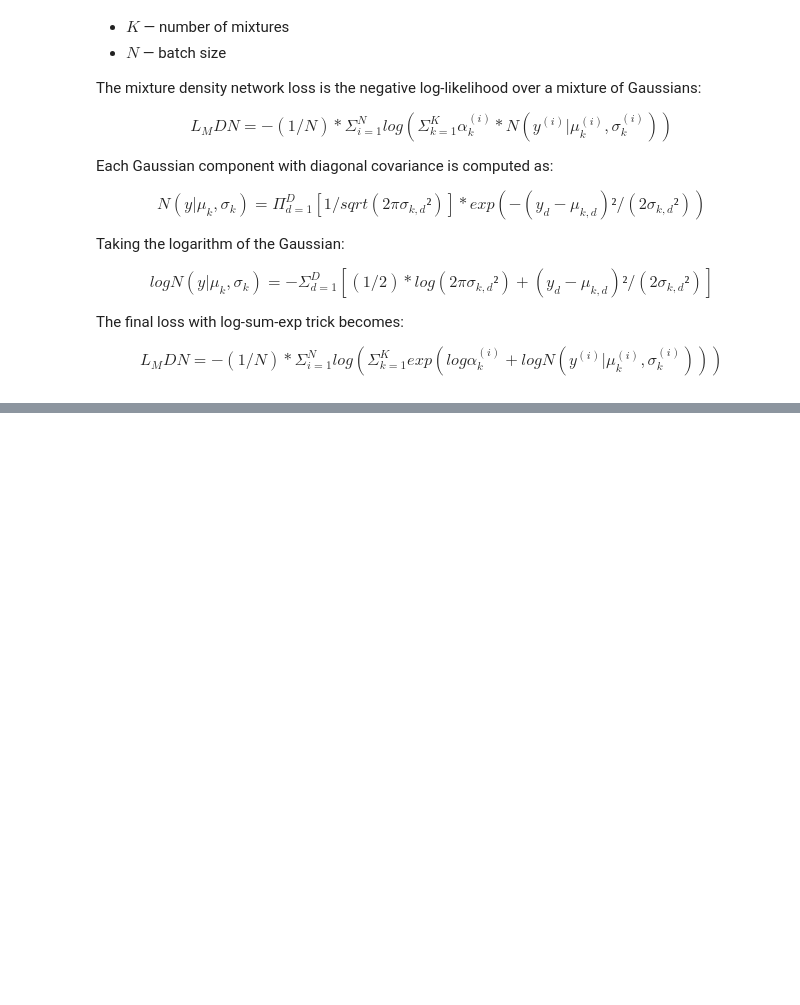
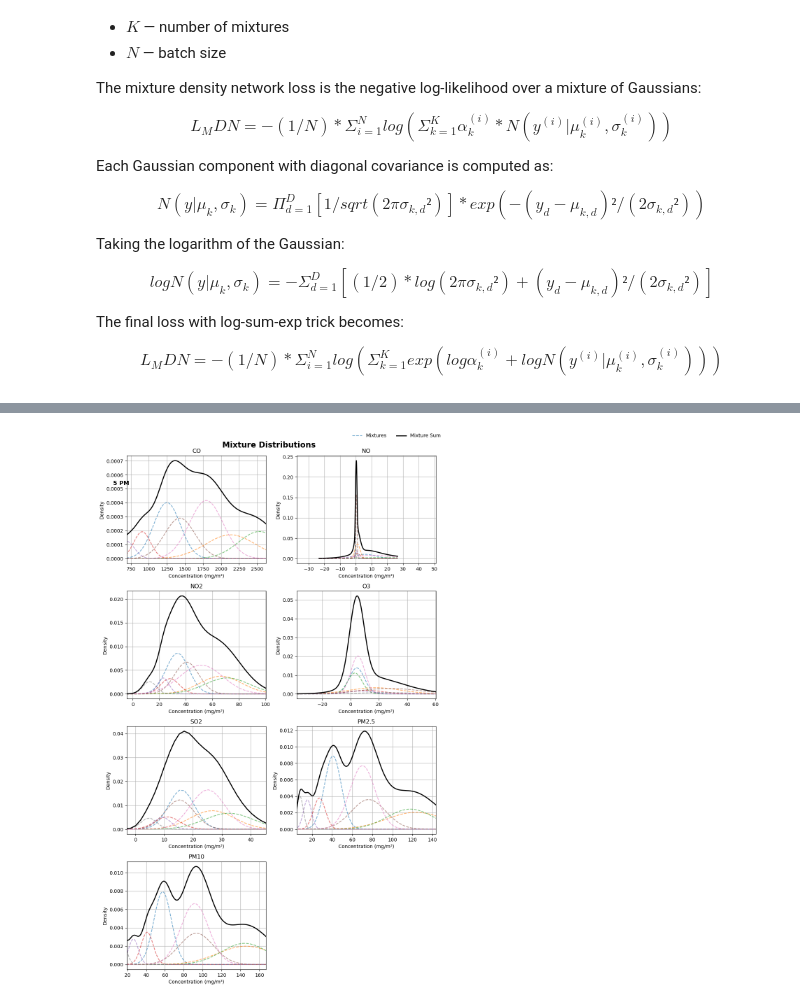
Before and after one commit to PeteCastle/aqi-mdn, a Jupyter notebook: main.ipynb, the cells around one changed output, grey strips where cells are left out. Saved outputs shown, nothing was run; the diff lists cells and outputs as text; code cells hidden in the pictures; blank space fills up the shorter version.

```diff
--- a/main.ipynb
+++ b/main.ipynb
@@ -1423,0 +1814,6 @@ Epoch 11/30 - Train Loss: -2.180969 - Val Loss: -1.577589
+# %%
+visualizer.plot_mixture_distributions_at_timestep(
+    timestep_index=228, num_targets=7,
+)
+# %% [output]
+[figure, added]
```
Also changed, not shown: parts of 61 cells of this notebook, 2 other files.
